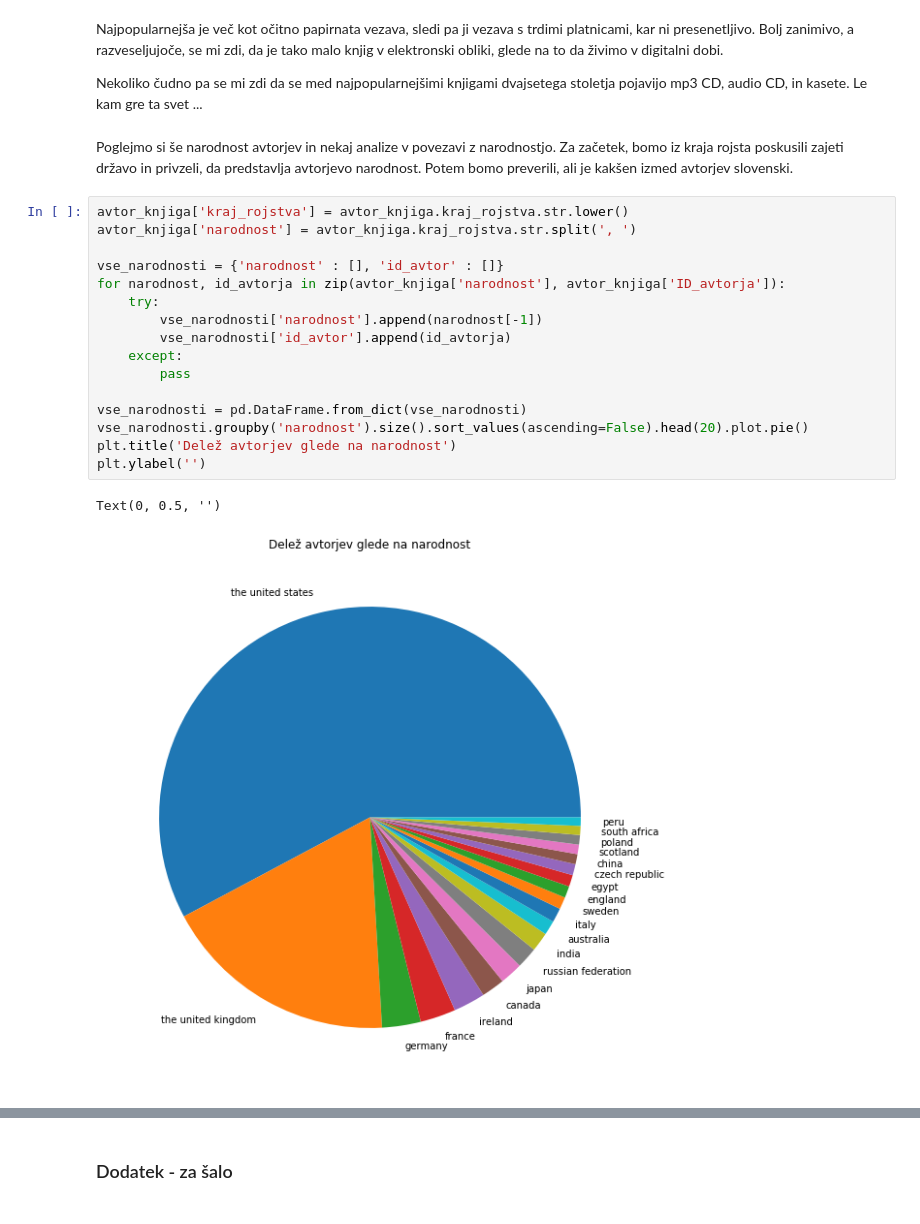
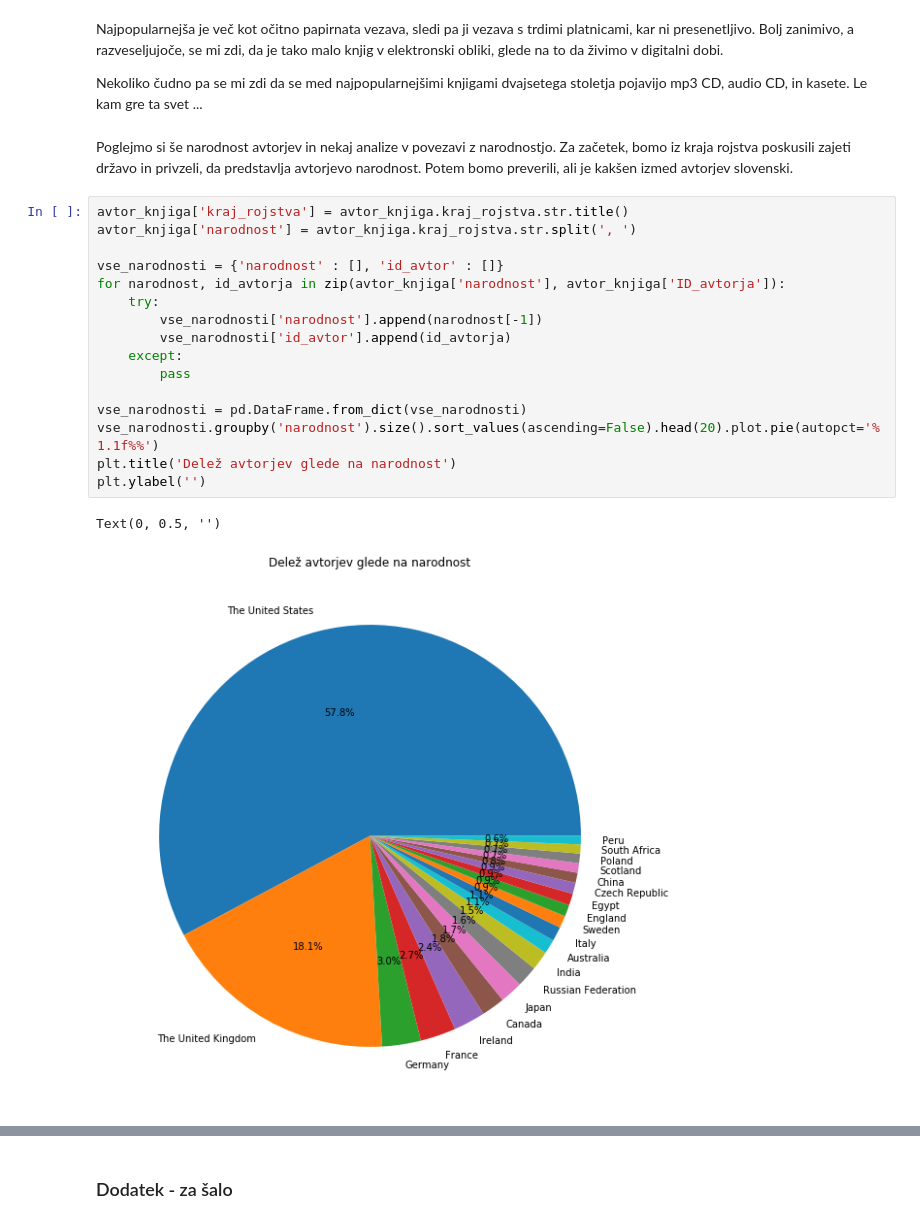
Before and after one commit to rzgdmqt/Projekt-PROG1, a Jupyter notebook: analiza_podatkov.ipynb, the cells around one changed output, grey strips where cells are left out. Saved outputs shown, nothing was run; the diff lists cells and outputs as text.

Commit message:
Dodatno dokumentiranje kode za zajem podatkov, dopolnitev analize podatkov, odpravljanje napak v README.md

```diff
--- a/analiza_podatkov.ipynb
+++ b/analiza_podatkov.ipynb
@@ -403,24 +420,24 @@ Najpopularnejša je več kot očitno papirnata vezava, sledi pa ji vezava s trdi
 
 Nekoliko čudno pa se mi zdi da se med najpopularnejšimi knjigami dvajsetega stoletja pojavijo mp3 CD, audio CD, in kasete. Le kam gre ta svet ...
 # %% [markdown]
-Poglejmo si še narodnost avtorjev in nekaj analize v povezavi z narodnostjo. Za začetek, bomo iz kraja rojsta poskusili zajeti državo in privzeli, da predstavlja avtorjevo narodnost. Potem bomo preverili, ali je kakšen izmed avtorjev slovenski.
+Poglejmo si še narodnost avtorjev in nekaj analize v povezavi z narodnostjo. Za začetek, bomo iz kraja rojstva poskusili zajeti državo in privzeli, da predstavlja avtorjevo narodnost. Potem bomo preverili, ali je kakšen izmed avtorjev slovenski.
 # %%
-avtor_knjiga['kraj_rojstva'] = avtor_knjiga.kraj_rojstva.str.lower()
+avtor_knjiga['kraj_rojstva'] = avtor_knjiga.kraj_rojstva.str.title()
 avtor_knjiga['narodnost'] = avtor_knjiga.kraj_rojstva.str.split(', ')
 
 vse_narodnosti = {'narodnost' : [], 'id_avtor' : []}
 for narodnost, id_avtorja in zip(avtor_knjiga['narodnost'], avtor_knjiga['ID_avtorja']):
     try:
         vse_narodnosti['narodnost'].append(narodnost[-1])
         vse_narodnosti['id_avtor'].append(id_avtorja)
     except:
         pass
 
 vse_narodnosti = pd.DataFrame.from_dict(vse_narodnosti)
-vse_narodnosti.groupby('narodnost').size().sort_values(ascending=False).head(20).plot.pie()
+vse_narodnosti.groupby('narodnost').size().sort_values(ascending=False).head(20).plot.pie(autopct='%1.1f%%')
 plt.title('Delež avtorjev glede na narodnost')
 plt.ylabel('')
 # %% [output]
 Text(0, 0.5, '')
-[figure, old version]
+[figure, new version]
 # %% [markdown]
```
Also changed, not shown: parts of 30 cells of this notebook, 3 other files.
